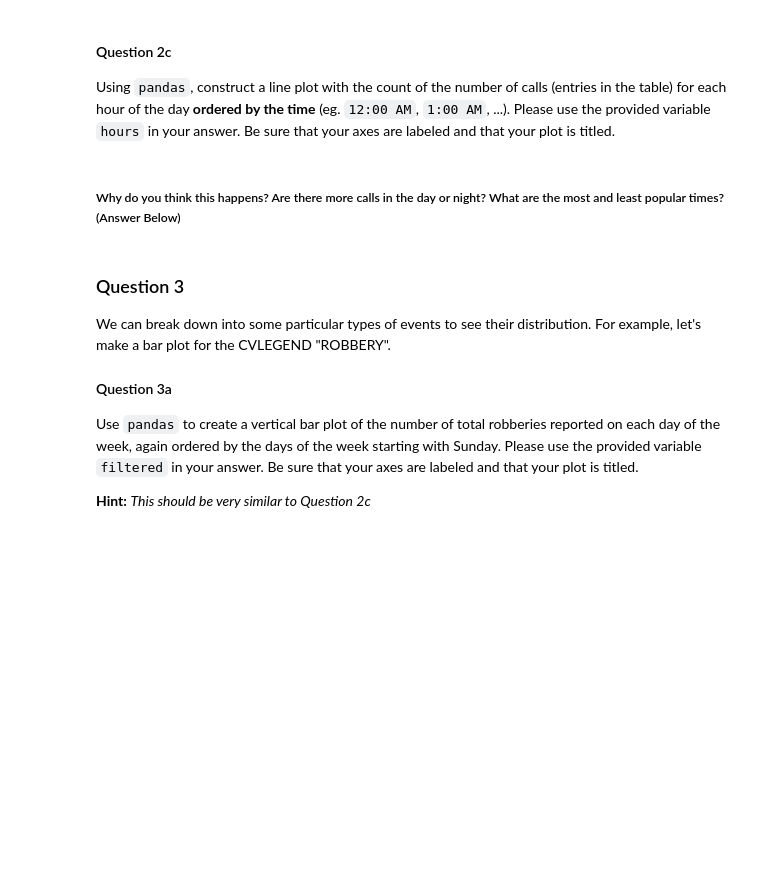
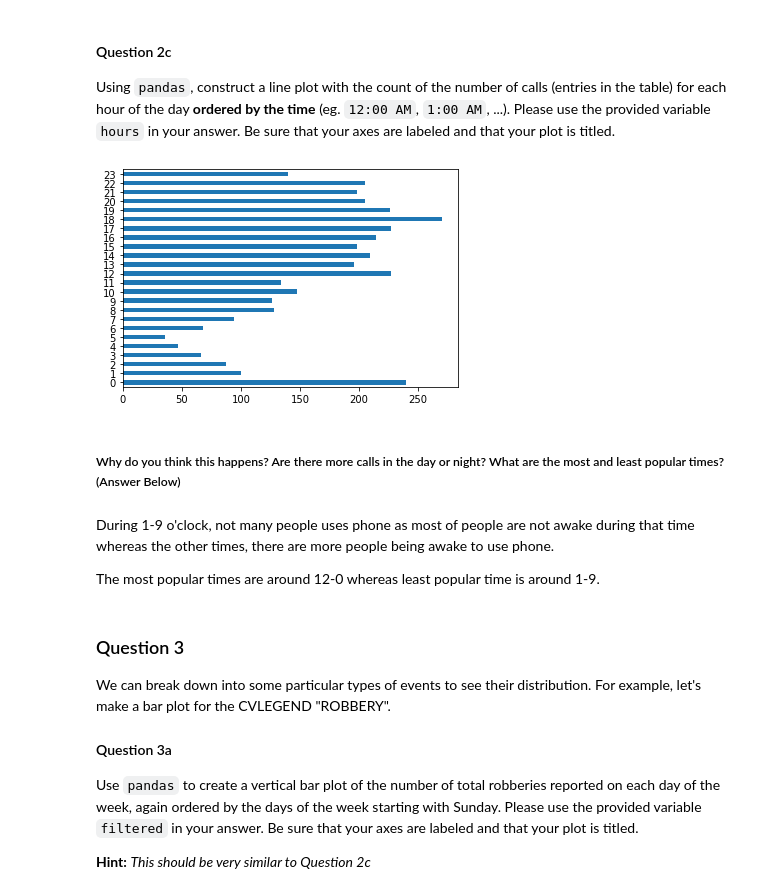
Before and after one commit to TheEvergreenStateCollege/week-2-Monado-Guy, a Jupyter notebook: lab/lab03/lab03.ipynb, the cells around one changed output. Cells and saved outputs as stored; diff of their text form; code cells hidden in the pictures; blank space fills up the shorter version.

```diff
--- a/lab/lab03/lab03.ipynb
+++ b/lab/lab03/lab03.ipynb
@@ -232,5 +232,5 @@ name: q2a
 days = ["Sunday", "Monday", "Tuesday", "Wednesday", "Thursday", "Friday", "Saturday"]
 day_indices = range(7)
 indices_to_days_dict = dict(zip(day_indices, days)) # Should look like {0:"Sunday", 1:"Monday", ..., 6:"Saturday"}
-
-...
+calls["Day"] = calls["CVDOW"].map(indices_to_days_dict)
+calls.info()
@@ -252,0 +271,3 @@ name: q2b
+# %%
+calls["Hour"] = calls["EVENTTM"].str[0:2].map(int)
+calls.head()
@@ -265,16 +293,22 @@ name: q2c
 -->
 # %%
 hours = list(range(24))
-...
-
-
+calls["Hour"].value_counts()
+hoursList = range(0,24)
+ax = calls["Hour"].value_counts().reindex(hoursList).plot(kind='barh')
 
 # Leave this for grading purposes
 ax_3d = plt.gca()
+# %% [output]
+[figure, added]
 # %%
 grader.check("q2c")
 # %% [markdown]
 ##### Why do you think this happens? Are there more calls in the day or night? What are the most and least popular times? (Answer Below)
+# %% [markdown]
+During 1-9 o'clock, not many people uses phone as most of people are not awake during that time whereas the other times, there are more people being awake to use phone.
+
+The most popular times are around 12-0 whereas least popular time is around 1-9.
 # %% [markdown]
 ### Question 3
 
```
Also changed, not shown: parts of 5 cells of this notebook.
